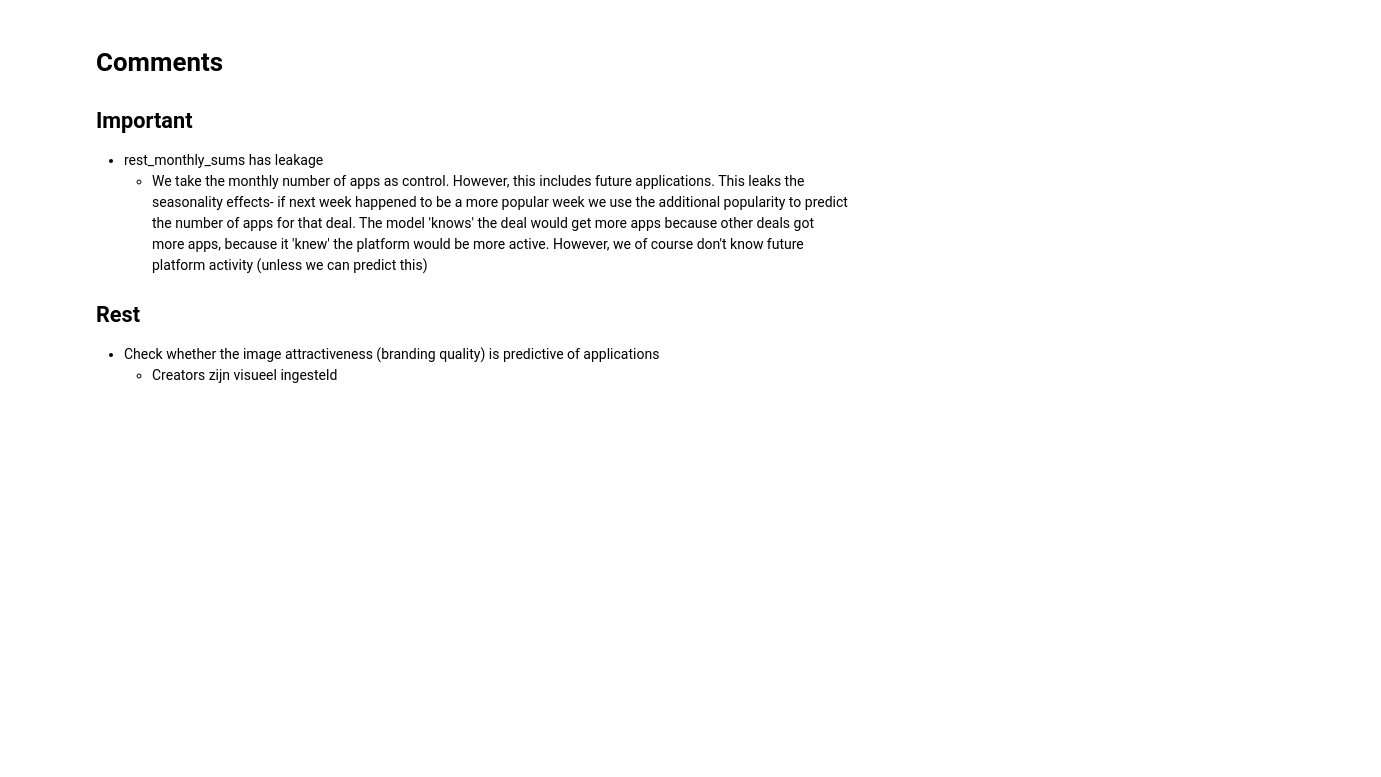
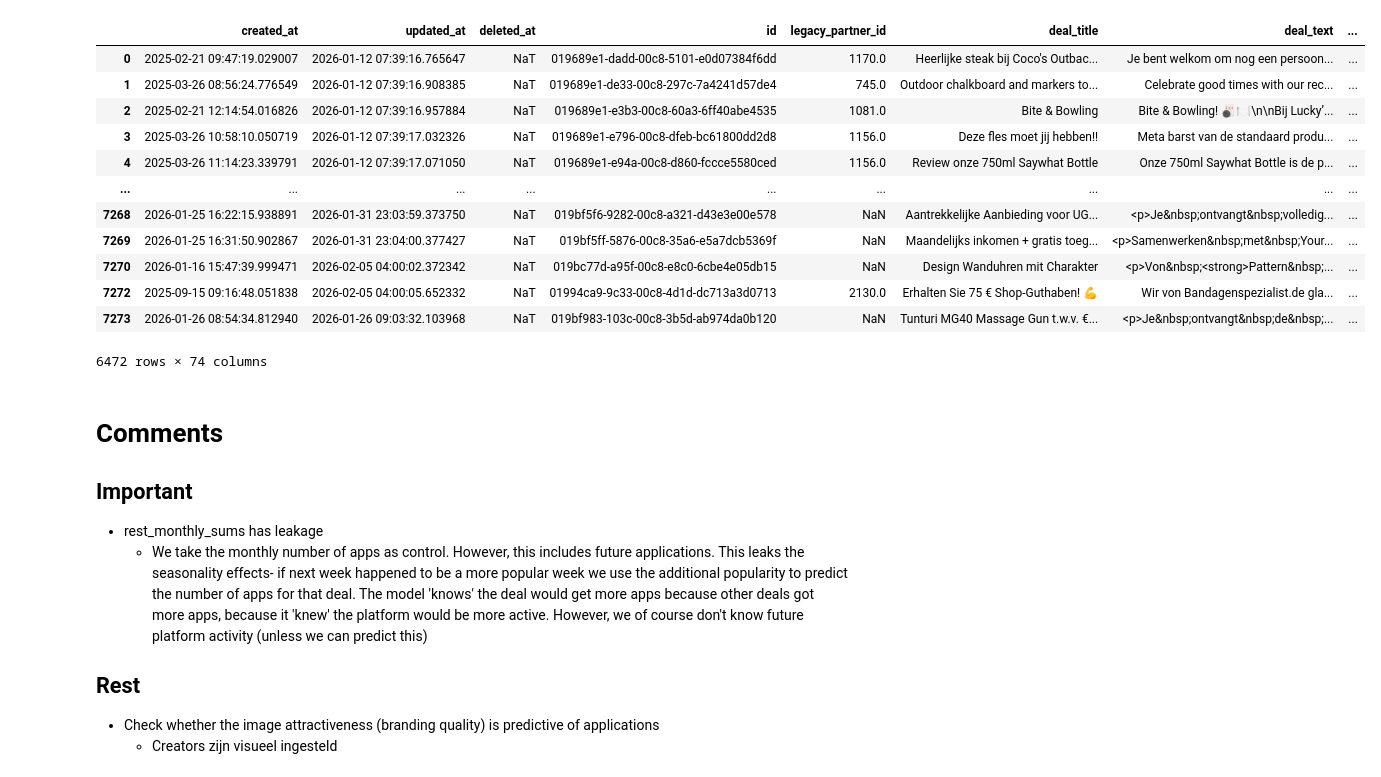
Before and after one commit to wouterbarter/AI_thesis_public, a Jupyter notebook: notebooks/barter_deals_analysis_basic_model.ipynb, the cells around one changed output. Drawn from its saved outputs; the diff is of its cells as text; code cells hidden in the pictures; blank space fills up the shorter version.

```diff
--- a/notebooks/barter_deals_analysis_basic_model.ipynb
+++ b/notebooks/barter_deals_analysis_basic_model.ipynb
@@ -9,6 +9,22 @@ import json
 input_data_dir = paths.PROCESSED_DATA_DIR
 input_data_path = input_data_dir / 'BARTER_DEALS_CLEAN.parquet'
 df = pd.read_parquet(input_data_path)
+# %%
+df
+# %% [output]
+|  | created_at | updated_at | deleted_at | id | legacy_partner_id | deal_title | deal_text | ... |
+| 0 | 2025-02-21 09:47:19.029007 | 2026-01-12 07:39:16.765647 | NaT | 019689e1-dadd-00c8-5101-e0d07384f6dd | 1170.0 | Heerlijke steak bij Coco's Outbac... | Je bent welkom om nog een persoon... | ... |
+| 1 | 2025-03-26 08:56:24.776549 | 2026-01-12 07:39:16.908385 | NaT | 019689e1-de33-00c8-297c-7a4241d57de4 | 745.0 | Outdoor chalkboard and markers to... | Celebrate good times with our rec... | ... |
+| 2 | 2025-02-21 12:14:54.016826 | 2026-01-12 07:39:16.957884 | NaT | 019689e1-e3b3-00c8-60a3-6ff40abe4535 | 1081.0 | Bite & Bowling | Bite & Bowling! 🎳🍽️\n\nBij Lucky’... | ... |
+| 3 | 2025-03-26 10:58:10.050719 | 2026-01-12 07:39:17.032326 | NaT | 019689e1-e796-00c8-dfeb-bc61800dd2d8 | 1156.0 | Deze fles moet jij hebben!! | Meta barst van de standaard produ... | ... |
+| 4 | 2025-03-26 11:14:23.339791 | 2026-01-12 07:39:17.071050 | NaT | 019689e1-e94a-00c8-d860-fccce5580ced | 1156.0 | Review onze 750ml Saywhat Bottle | Onze 750ml Saywhat Bottle is de p... | ... |
+| ... | ... | ... | ... | ... | ... | ... | ... | ... |
+| 7268 | 2026-01-25 16:22:15.938891 | 2026-01-31 23:03:59.373750 | NaT | 019bf5f6-9282-00c8-a321-d43e3e00e578 | NaN | Aantrekkelijke Aanbieding voor UG... | <p>Je&nbsp;ontvangt&nbsp;volledig... | ... |
+| 7269 | 2026-01-25 16:31:50.902867 | 2026-01-31 23:04:00.377427 | NaT | 019bf5ff-5876-00c8-35a6-e5a7dcb5369f | NaN | Maandelijks inkomen + gratis toeg... | <p>Samenwerken&nbsp;met&nbsp;Your... | ... |
+| 7270 | 2026-01-16 15:47:39.999471 | 2026-02-05 04:00:02.372342 | NaT | 019bc77d-a95f-00c8-e8c0-6cbe4e05db15 | NaN | Design Wanduhren mit Charakter | <p>Von&nbsp;<strong>Pattern&nbsp;... | ... |
+| 7272 | 2025-09-15 09:16:48.051838 | 2026-02-05 04:00:05.652332 | NaT | 01994ca9-9c33-00c8-4d1d-dc713a3d0713 | 2130.0 | Erhalten Sie 75 € Shop-Guthaben! 💪 | Wir von Bandagenspezialist.de gla... | ... |
+| 7273 | 2026-01-26 08:54:34.812940 | 2026-01-26 09:03:32.103968 | NaT | 019bf983-103c-00c8-3b5d-ab974da0b120 | NaN | Tunturi MG40 Massage Gun t.w.v. €... | <p>Je&nbsp;ontvangt&nbsp;de&nbsp;... | ... |
+6472 rows × 74 columns
 # %% [markdown]
 # Comments
 
```
Also changed, not shown: 3 other files.
